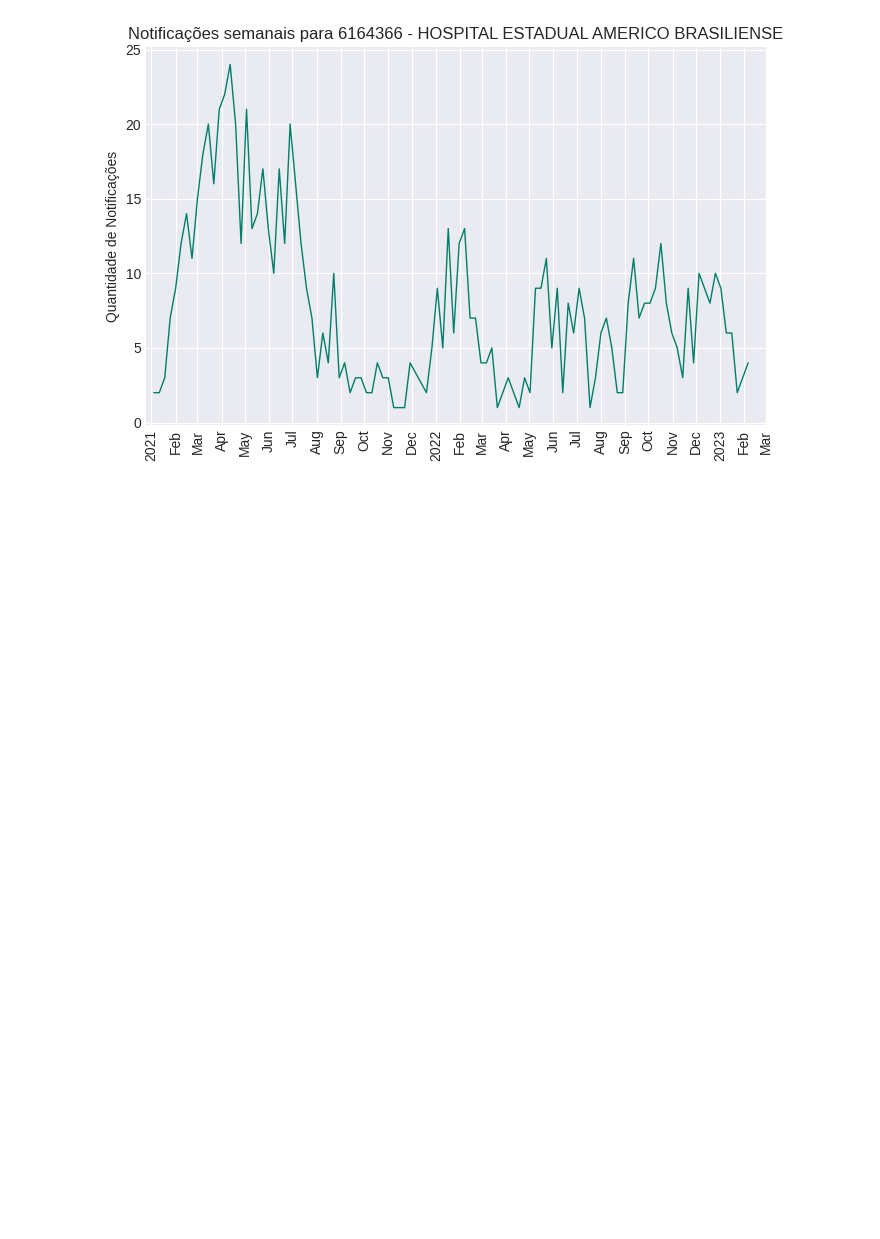
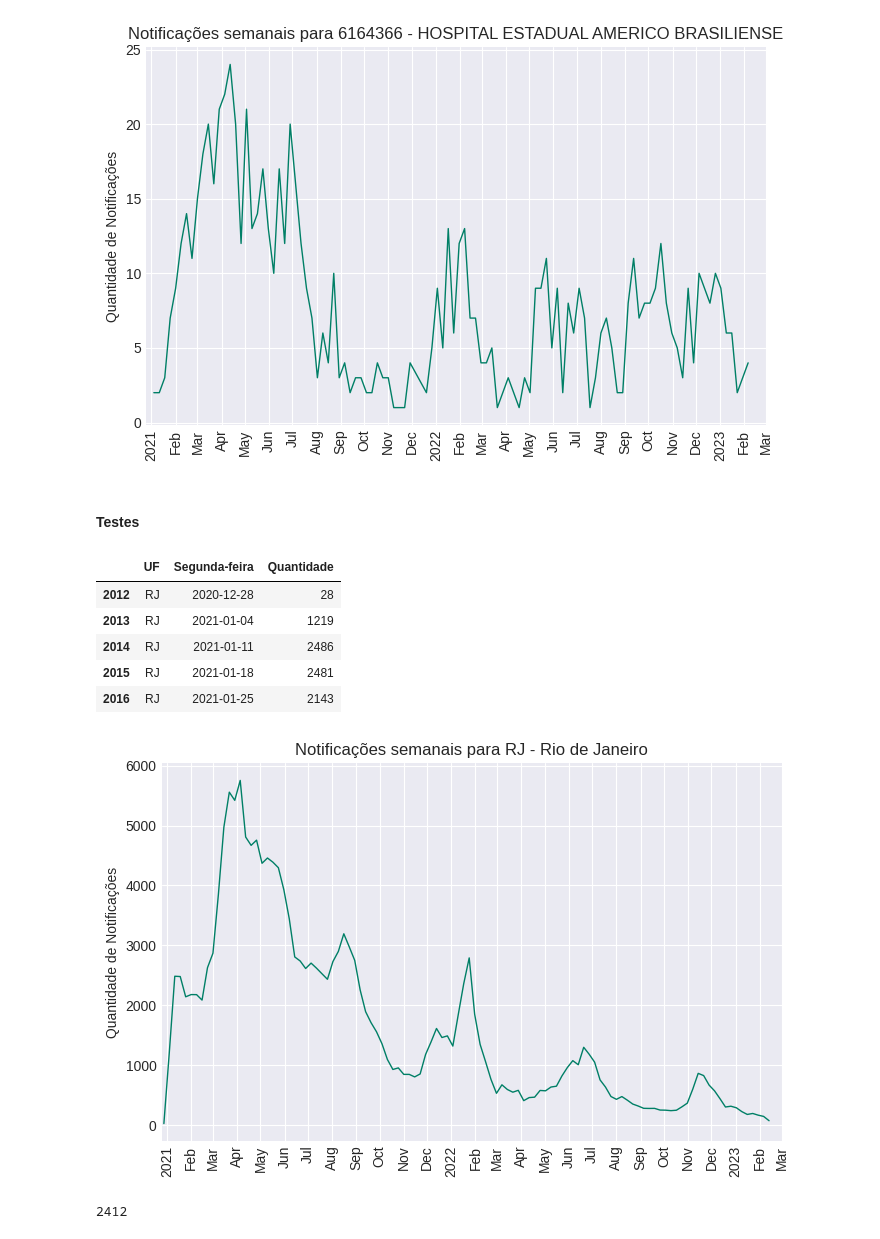
Before and after one commit to flohmannjr/PJI410, a Jupyter notebook: PJI410_aprendizado.ipynb, the cells around one changed output. Saved outputs shown, nothing was run; the diff lists cells and outputs as text; code cells hidden in the pictures; blank space fills up the shorter version.

Commit message:
testes

```diff
--- a/PJI410_aprendizado.ipynb
+++ b/PJI410_aprendizado.ipynb
@@ -513,3 +514,22 @@ Unidade: 6164366 - HOSPITAL ESTADUAL AMERICO BRASILIENSE
 notificacoes_semanais(df_notificacoes_por_unidade[df_notificacoes_por_unidade['Unidade'] == un_cod], f"{un_cod} - {un_desc}")
 # %% [output]
 [figure]
+# %% [markdown]
+#### Testes
+# %%
+uf_cod  = 'RJ'
+uf_desc = df_populacao['Nome'][df_populacao['UF'] == uf_cod].values[0]
+
+dados = df_notificacoes_por_uf[df_notificacoes_por_uf['UF'] == uf_cod]
+local = f"{uf_cod} - {uf_desc}"
+
+display(dados[:5])
+notificacoes_semanais(dados, local)
+# %% [output]
+|  | UF | Segunda-feira | Quantidade |
+| 2012 | RJ | 2020-12-28 | 28 |
+| 2013 | RJ | 2021-01-04 | 1219 |
+| 2014 | RJ | 2021-01-11 | 2486 |
+| 2015 | RJ | 2021-01-18 | 2481 |
+| 2016 | RJ | 2021-01-25 | 2143 |
+[figure, added]
@@ -515,0 +568,5 @@ notificacoes_semanais(df_notificacoes_por_unidade[df_notificacoes_por_unidade['U
+# %%
+treino_tamanho = int(len(df_notificacoes_por_uf) * 0.8)  # 80% da base
+treino_tamanho
+# %% [output]
+2412
```
Also changed, not shown: parts of 14 cells of this notebook.
